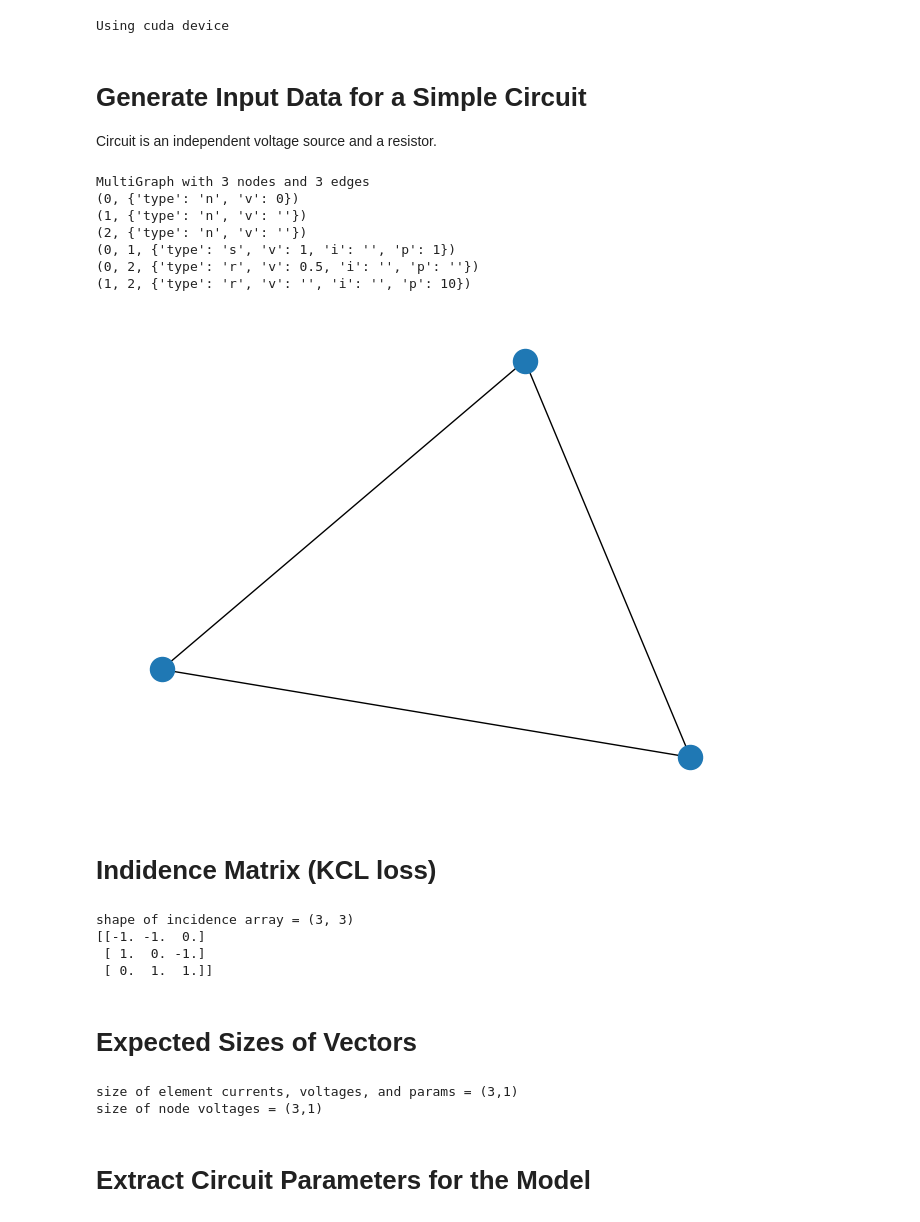
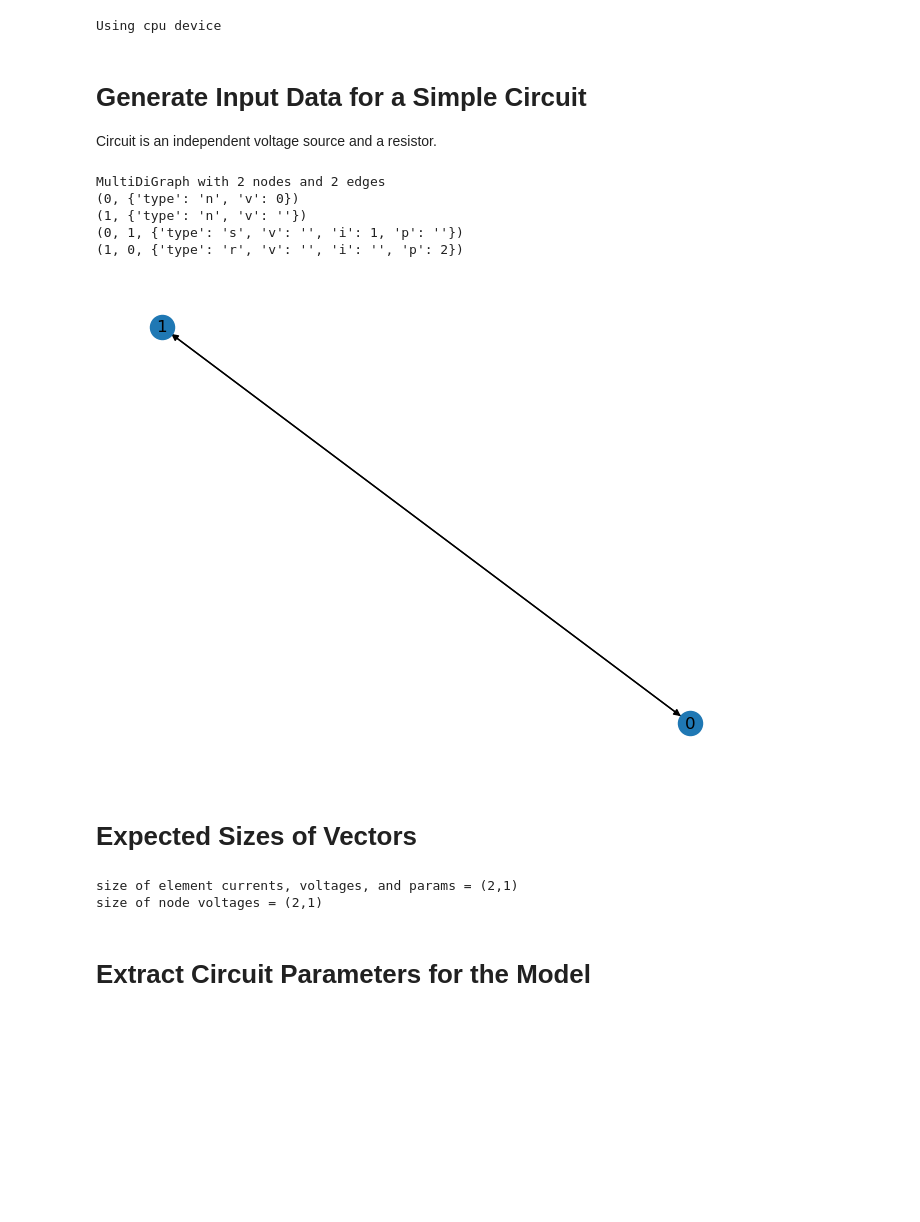
Before and after one commit to twgjr/side_circuit, a Jupyter notebook: ml/dc_ckt_solver.ipynb, the cells around one changed output. Drawn from its saved outputs; the diff is of its cells as text; code cells hidden in the pictures; blank space fills up the shorter version.

```diff
--- a/ml/dc_ckt_solver.ipynb
+++ b/ml/dc_ckt_solver.ipynb
@@ -6,52 +7,38 @@ import networkx as nx
 # %%
 # Get cpu or gpu device for training.
-device = "cuda" if torch.cuda.is_available() else "cpu"
+# device = "cuda" if torch.cuda.is_available() else "cpu"
+device = "cpu"
 print(f"Using {device} device")
 # %% [output]
-Using cuda device
+Using cpu device
 # %% [markdown]
 # Generate Input Data for a Simple Circuit
 Circuit is an independent voltage source and a resistor.
 # %%
-vr = nx.MultiGraph()
+vr = nx.MultiDiGraph()
 vr.add_node(0,type='n',v=0)
 vr.add_node(1,type='n',v='')
-vr.add_node(2,type='n',v='')
+# tail of edge is starting node
+# head of edge is ending node
 vr.add_edges_from(
         [
-            (0,1,{'type':'s','v':1,'i':'','p':1}),
-            (2,1,{'type':'r','v':'','i':'','p':10}),
-            (2,0,{'type':'r','v':0.5,'i':'','p':''})
+            (0,1,{'type':'s','v':'','i':1,'p':''}),
+            (1,0,{'type':'r','v':'','i':'','p':2})
         ]
     )
 print(vr)
 for node in vr.nodes().data():
     print(node)
 for edge in vr.edges.data():
     print(edge)
-nx.draw(vr)
+nx.draw(vr,with_labels = True)
 # %% [output]
-MultiGraph with 3 nodes and 3 edges
+MultiDiGraph with 2 nodes and 2 edges
 (0, {'type': 'n', 'v': 0})
 (1, {'type': 'n', 'v': ''})
-(2, {'type': 'n', 'v': ''})
-(0, 1, {'type': 's', 'v': 1, 'i': '', 'p': 1})
-(0, 2, {'type': 'r', 'v': 0.5, 'i': '', 'p': ''})
-(1, 2, {'type': 'r', 'v': '', 'i': '', 'p': 10})
+(0, 1, {'type': 's', 'v': '', 'i': 1, 'p': ''})
+(1, 0, {'type': 'r', 'v': '', 'i': '', 'p': 2})
-[figure, old version]
+[figure, new version]
-# %% [markdown]
-# Indidence Matrix (KCL loss)
-# %%
-# generate the incidence matrix and convert to numpy array, then pytorch tensor
-M_tensor = nx.incidence_matrix(G=vr,oriented=True)
-M_tensor = M_tensor.toarray()
-print(f'shape of incidence array = {M_tensor.shape}')
-print(M_tensor)
-# %% [output]
-shape of incidence array = (3, 3)
-[[-1. -1.  0.]
- [ 1.  0. -1.]
- [ 0.  1.  1.]]
 # %% [markdown]
 # Expected Sizes of Vectors
 # %%
@@ -61,8 +48,8 @@ num_nodes = vr.number_of_nodes()
 print(f'size of element currents, voltages, and params = ({num_elements},1)')
 print(f'size of node voltages = ({num_nodes},1)')
 # %% [output]
-size of element currents, voltages, and params = (3,1)
-size of node voltages = (3,1)
+size of element currents, voltages, and params = (2,1)
+size of node voltages = (2,1)
 # %% [markdown]
 # Extract Circuit Parameters for the Model
 # %%
```
Also changed, not shown: parts of 49 cells of this notebook.
